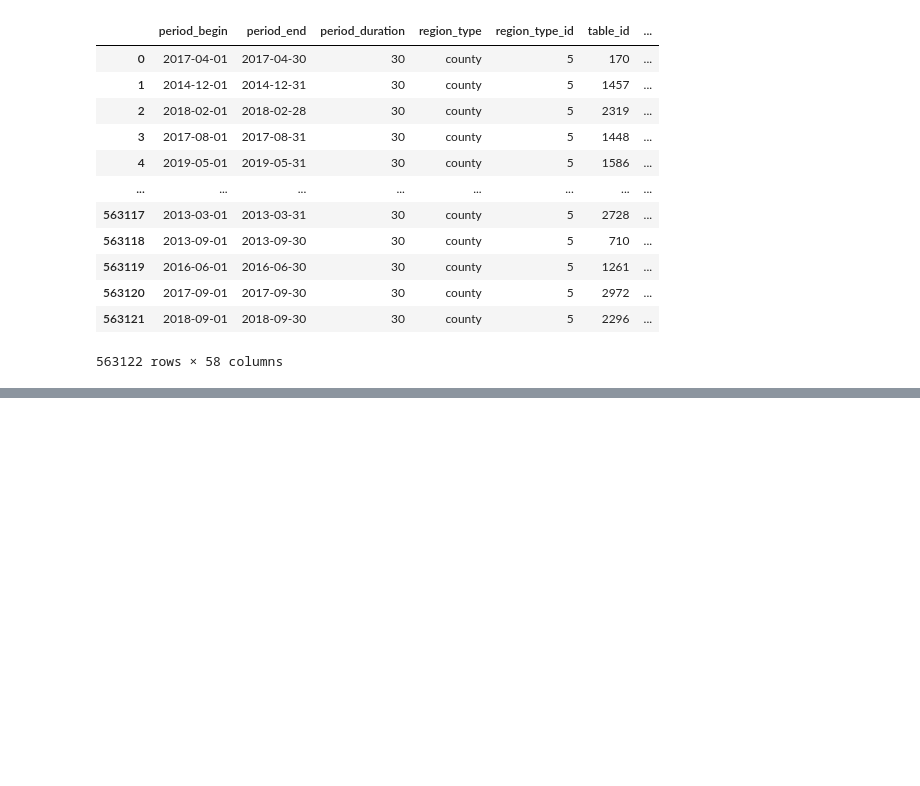
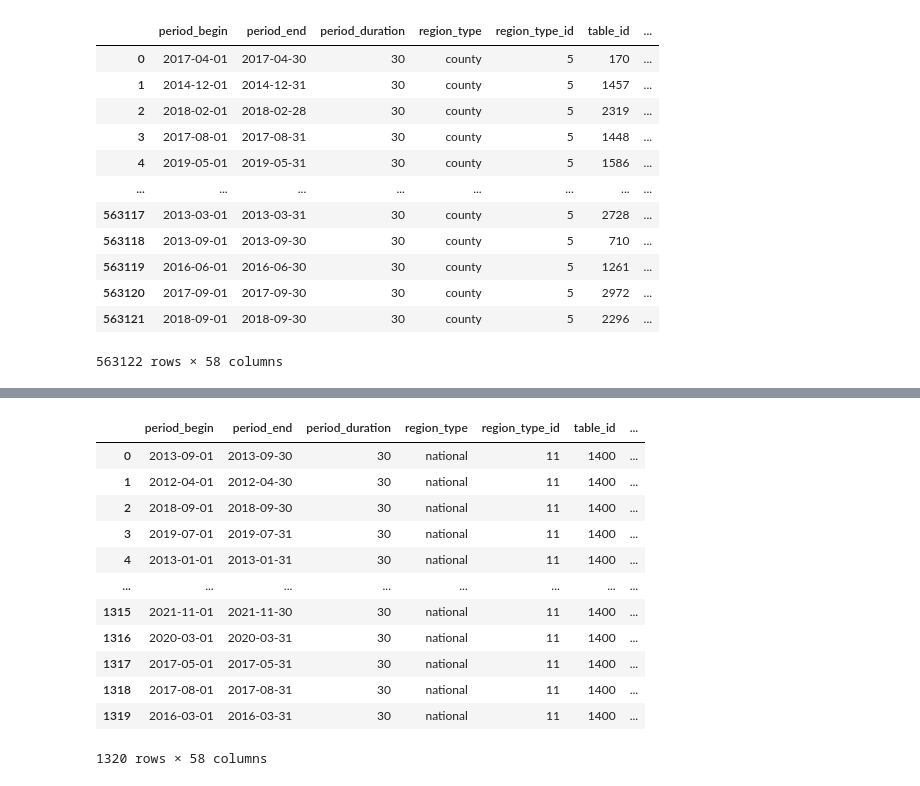
Before and after one commit to laurenweiner/GW-Bootcamp-Project, a Jupyter notebook: group-gw-redfin-data-3-10.ipynb, the cells around one changed output, grey strips where cells are left out. Drawn from its saved outputs; the diff is of its cells as text; code cells hidden in the pictures; blank space fills up the shorter version.

```diff
--- a/group-gw-redfin-data-3-10.ipynb
+++ b/group-gw-redfin-data-3-10.ipynb
@@ -63,0 +64,19 @@ state_df
+# %%
+# national market data
+national_market_data = '/kaggle/input/redfin-housing-market-data/us_national_market_tracker.tsv000'
+national_df = pd.read_csv(national_market_data, sep='\t')
+national_df
+# %% [output]
+|  | period_begin | period_end | period_duration | region_type | region_type_id | table_id | ... |
+| 0 | 2013-09-01 | 2013-09-30 | 30 | national | 11 | 1400 | ... |
+| 1 | 2012-04-01 | 2012-04-30 | 30 | national | 11 | 1400 | ... |
+| 2 | 2018-09-01 | 2018-09-30 | 30 | national | 11 | 1400 | ... |
+| 3 | 2019-07-01 | 2019-07-31 | 30 | national | 11 | 1400 | ... |
+| 4 | 2013-01-01 | 2013-01-31 | 30 | national | 11 | 1400 | ... |
+| ... | ... | ... | ... | ... | ... | ... | ... |
+| 1315 | 2021-11-01 | 2021-11-30 | 30 | national | 11 | 1400 | ... |
+| 1316 | 2020-03-01 | 2020-03-31 | 30 | national | 11 | 1400 | ... |
+| 1317 | 2017-05-01 | 2017-05-31 | 30 | national | 11 | 1400 | ... |
+| 1318 | 2017-08-01 | 2017-08-31 | 30 | national | 11 | 1400 | ... |
+| 1319 | 2016-03-01 | 2016-03-31 | 30 | national | 11 | 1400 | ... |
+1320 rows × 58 columns
```
Also changed, not shown: parts of 2 cells of this notebook.
